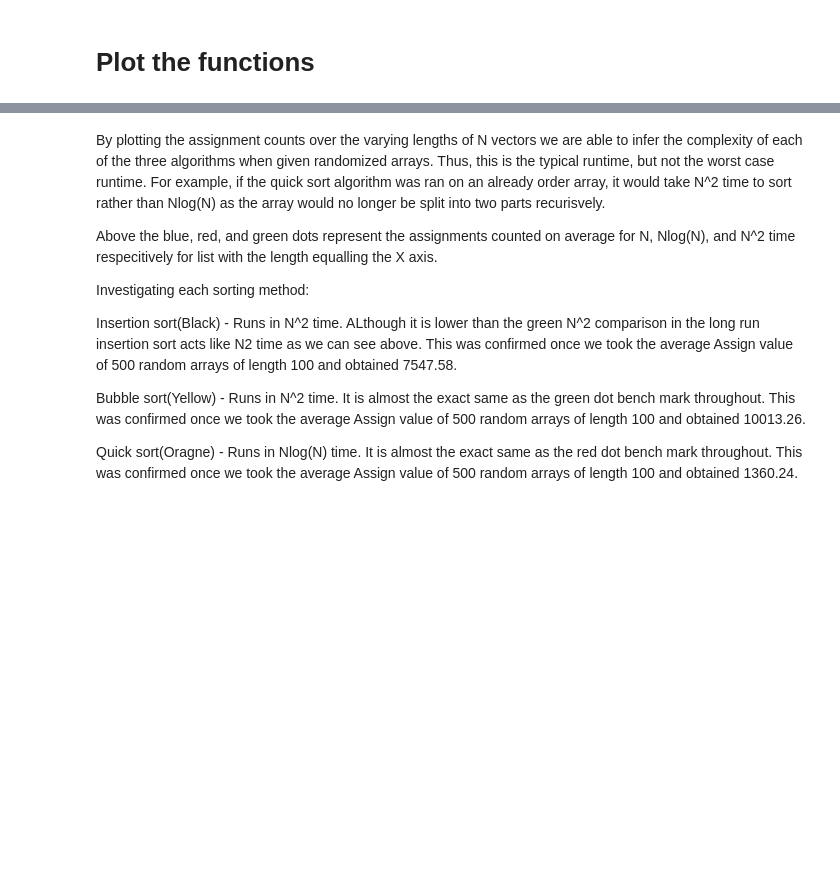
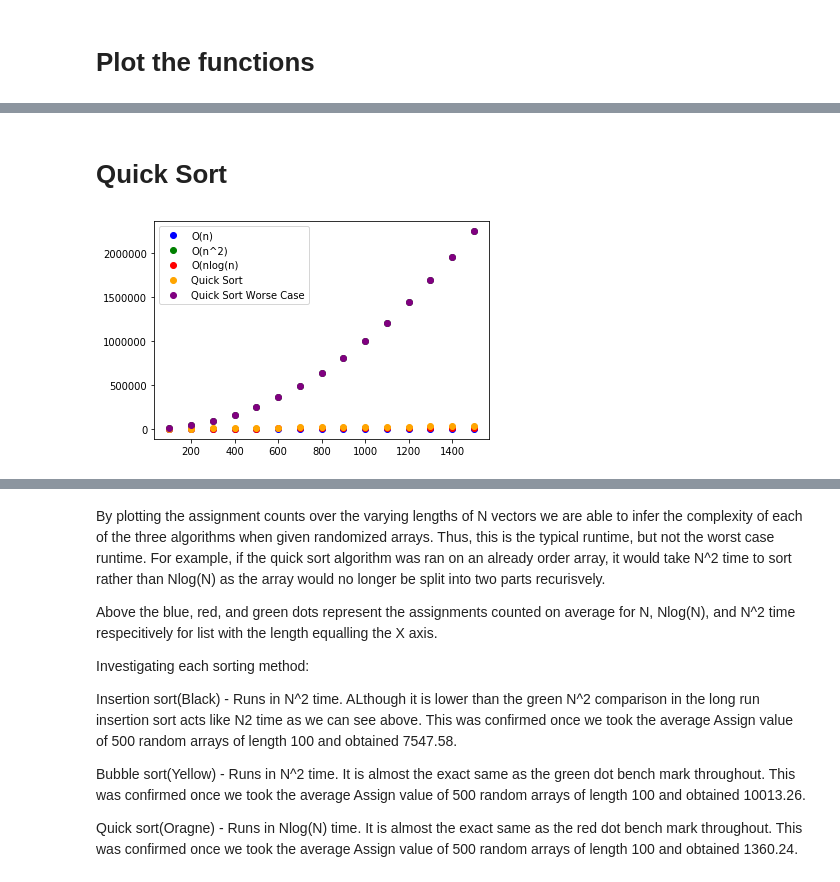
Before and after one commit to enrach21/example, a Jupyter notebook: example/.ipynb, the cells around one changed output, grey strips where cells are left out. Drawn from its saved outputs; the diff is of its cells as text; code cells hidden in the pictures; blank space fills up the shorter version.

```diff
--- a/example/.ipynb
+++ b/example/.ipynb
@@ -206,0 +328,12 @@ plt.show()
+# %% [markdown]
+# Quick Sort
+# %%
+plt.plot(X, N_Y, 'o', color='blue', label='O(n)')
+plt.plot(X, N2Y, 'o', color='green', label='O(n^2)')
+plt.plot(X, N_logN_Y, 'o', color='red', label='O(nlog(n)')
+plt.plot(X, Quick_Y, 'o', color='orange', label='Quick Sort')
+plt.plot(X, Quick_Y_Bad, 'o', color='purple', label='Quick Sort Worse Case')
+plt.legend()
+plt.show()
+# %% [output]
+[figure, added]
```
Also changed, not shown: parts of 16 cells of this notebook, 2 other files.
